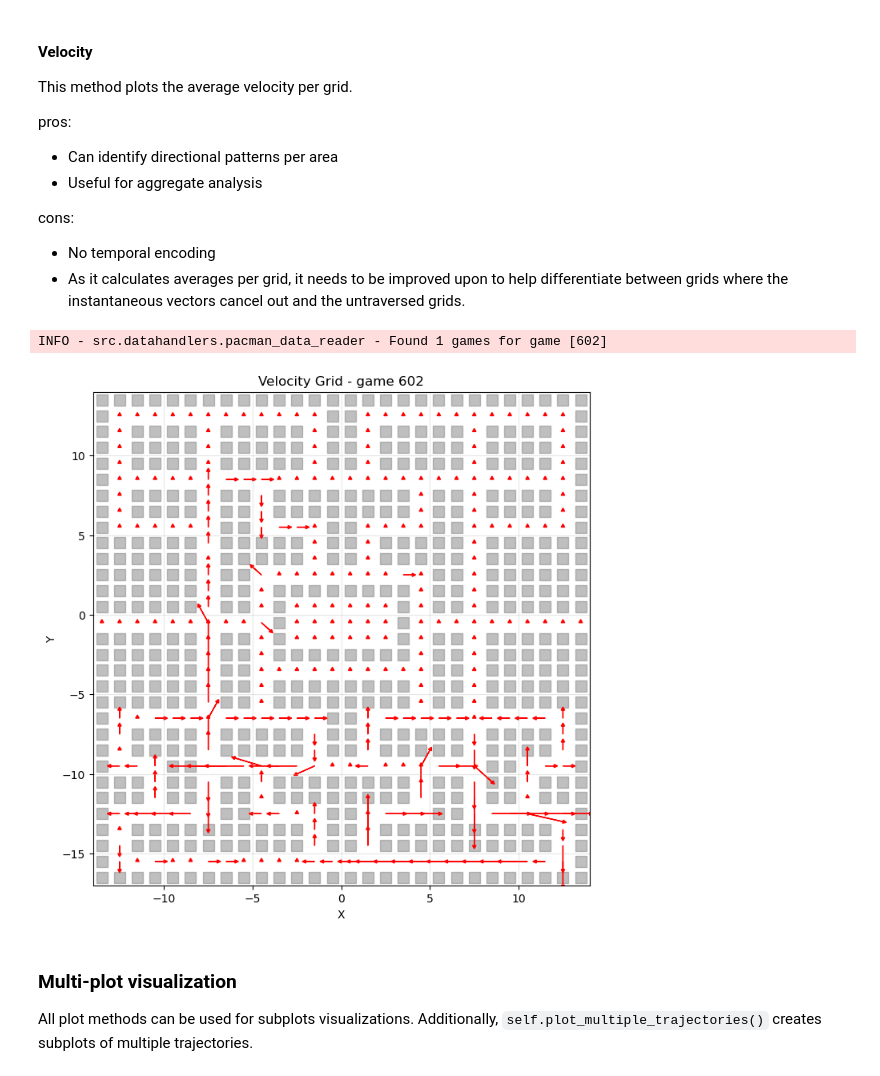
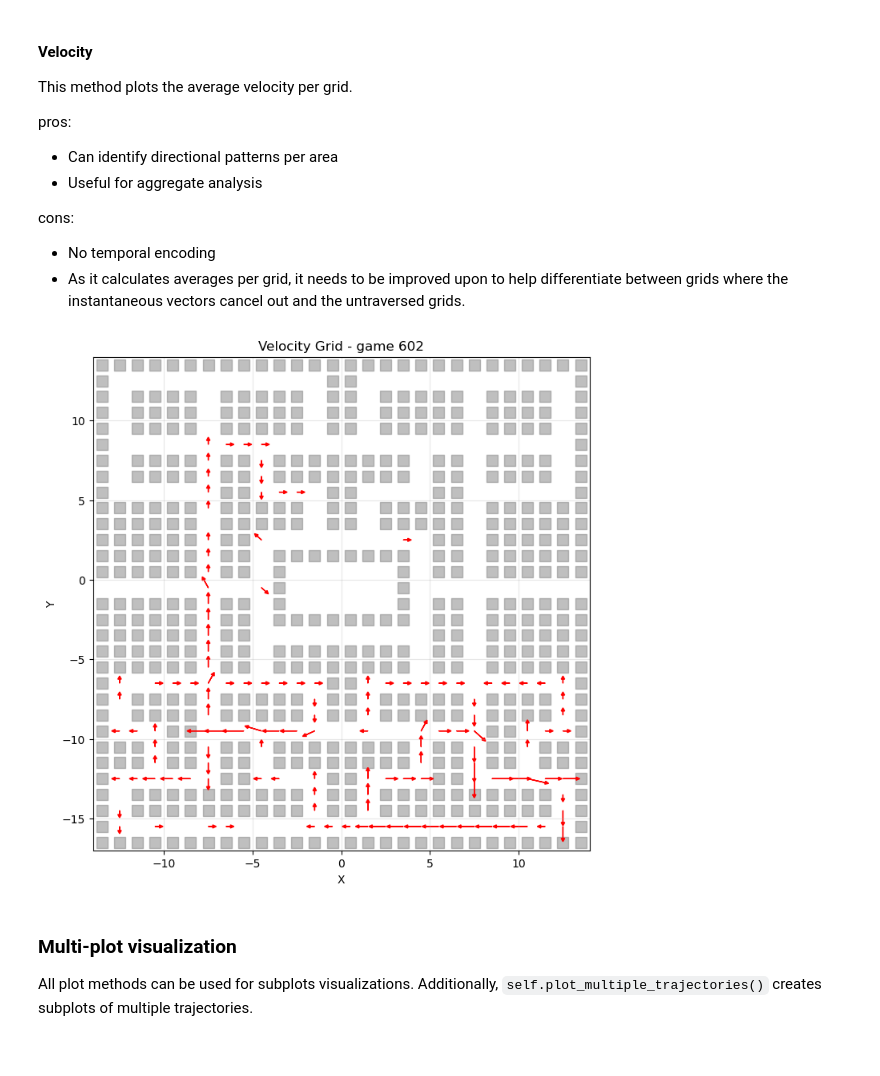
Before and after one commit to PipaFlores/encoder-pacman, a Jupyter notebook: notebooks/Visualizations.ipynb, the cells around one changed output. Cells and saved outputs as stored; diff of their text form; code cells hidden in the pictures.

Commit message:
Aggregate velocity plot fix: handles trajectories dataclass, normalization fix, and recurrence encoded in color (more aligned with reference)

```diff
--- a/notebooks/Visualizations.ipynb
+++ b/notebooks/Visualizations.ipynb
@@ -99,11 +99,11 @@ pros:
 cons:
 - No temporal encoding
 - As it calculates averages per grid, it needs to be improved upon to help differentiate between grids where the instantaneous vectors cancel out and the untraversed grids.
-# %%
-visualizer.plot_velocity_grid(game_id=GAME)
-# %% [output]
-INFO - src.datahandlers.pacman_data_reader - Found 1 games for game [602]
-[figure, removed]
+# %%
+# visualizer.plot_velocity_grid(game_id=GAME, normalize=True) ## For individual games, normalize will just produce unitary vectors.
+visualizer.plot_velocity_grid(game_id=GAME, normalize=False)
+# %% [output]
+[figure, added]
 # %% [markdown]
 ### Multi-plot visualization
 
```
Also changed, not shown: parts of 4 cells of this notebook, 4 other files.
